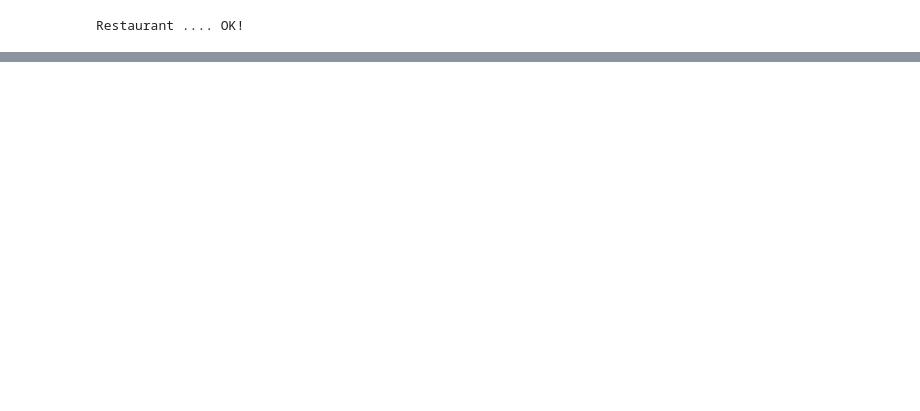
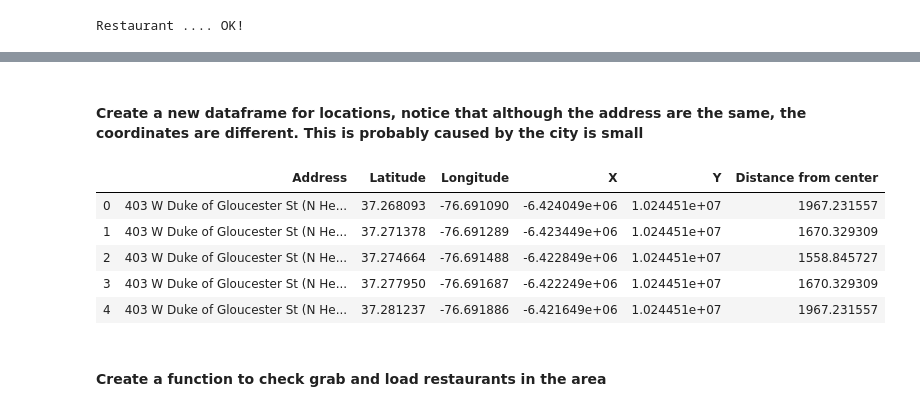
Before and after one commit to YukeLuo/IBM-Coursera-Capstone, a Jupyter notebook: Applied Data Science Capstone.ipynb, the cells around one changed output, grey strips where cells are left out. Saved outputs shown, nothing was run; the diff lists cells and outputs as text; code cells hidden in the pictures; blank space fills up the shorter version.

```diff
--- a/Applied Data Science Capstone.ipynb
+++ b/Applied Data Science Capstone.ipynb
@@ -158,0 +184,25 @@ dataframe_filtered
+# %%
+def lonlat_to_xy(lon, lat):
+    proj_latlon = pyproj.Proj(proj='latlong',datum='WGS84')
+    proj_xy = pyproj.Proj(proj="utm", zone=33, datum='WGS84')
+    xy = pyproj.transform(proj_latlon, proj_xy, lon, lat)
+    return xy[0], xy[1]
+
+def xy_to_lonlat(x, y):
+    proj_latlon = pyproj.Proj(proj='latlong',datum='WGS84')
+    proj_xy = pyproj.Proj(proj="utm", zone=33, datum='WGS84')
+    lonlat = pyproj.transform(proj_xy, proj_latlon, x, y)
+    return lonlat[0], lonlat[1]
+
+def calc_xy_distance(x1, y1, x2, y2):
+    dx = x2 - x1
+    dy = y2 - y1
+    return math.sqrt(dx*dx + dy*dy)
+
+print('Coordinate transforming')
+print('-------------------------------')
+print("Governor's Palace longitude={}, latitude={}".format(longitude, latitude))
+x, y = lonlat_to_xy(longitude, latitude)
+print("Governor's Palace UTM X={}, Y={}".format(x, y))
+lo, la = xy_to_lonlat(x, y)
+print("Governor's Palace longitude={}, latitude={}".format(lo, la))
@@ -158,0 +245,11 @@ dataframe_filtered
+# %%
+print('Obtaining location addresses: ', end='')
+addresses = []
+for lat, lon in zip(latitudes, longitudes):
+    address = get_address(lat, lon)
+    if address is None:
+        address = 'NO ADDRESS'
+    #address = address.remove('United States') # We don't need country part of address
+    addresses.append(address)
+    print('.', end='')
+print(' done.')
@@ -158,0 +271,18 @@ dataframe_filtered
+# %% [markdown]
+#### Create a new dataframe for locations, notice that although the address are the same, the coordinates are different. This is probably caused by the city is small
+# %%
+df_locations = pd.DataFrame({'Address': addresses,
+                             'Latitude': latitudes,
+                             'Longitude': longitudes,
+                             'X': xs,
+                             'Y': ys,
+                             'Distance from center': distances_from_center})
+
+df_locations.head(5)
+# %% [output]
+|  | Address | Latitude | Longitude | X | Y | Distance from center |
+| 0 | 403 W Duke of Gloucester St (N He... | 37.268093 | -76.691090 | -6.424049e+06 | 1.024451e+07 | 1967.231557 |
+| 1 | 403 W Duke of Gloucester St (N He... | 37.271378 | -76.691289 | -6.423449e+06 | 1.024451e+07 | 1670.329309 |
+| 2 | 403 W Duke of Gloucester St (N He... | 37.274664 | -76.691488 | -6.422849e+06 | 1.024451e+07 | 1558.845727 |
+| 3 | 403 W Duke of Gloucester St (N He... | 37.277950 | -76.691687 | -6.422249e+06 | 1.024451e+07 | 1670.329309 |
+| 4 | 403 W Duke of Gloucester St (N He... | 37.281237 | -76.691886 | -6.421649e+06 | 1.024451e+07 | 1967.231557 |
@@ -158,0 +314,2 @@ dataframe_filtered
+# %% [markdown]
+#### Create a function to check grab and load restaurants in the area
```
Also changed, not shown: parts of 37 cells of this notebook.
